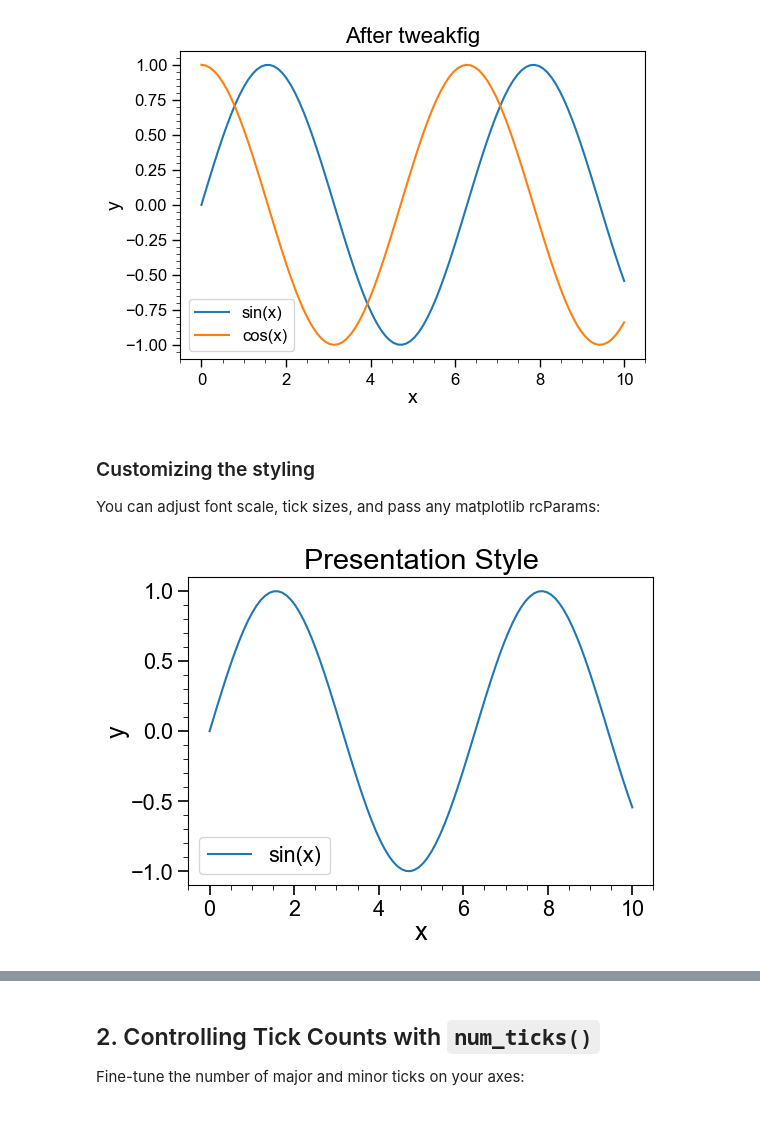
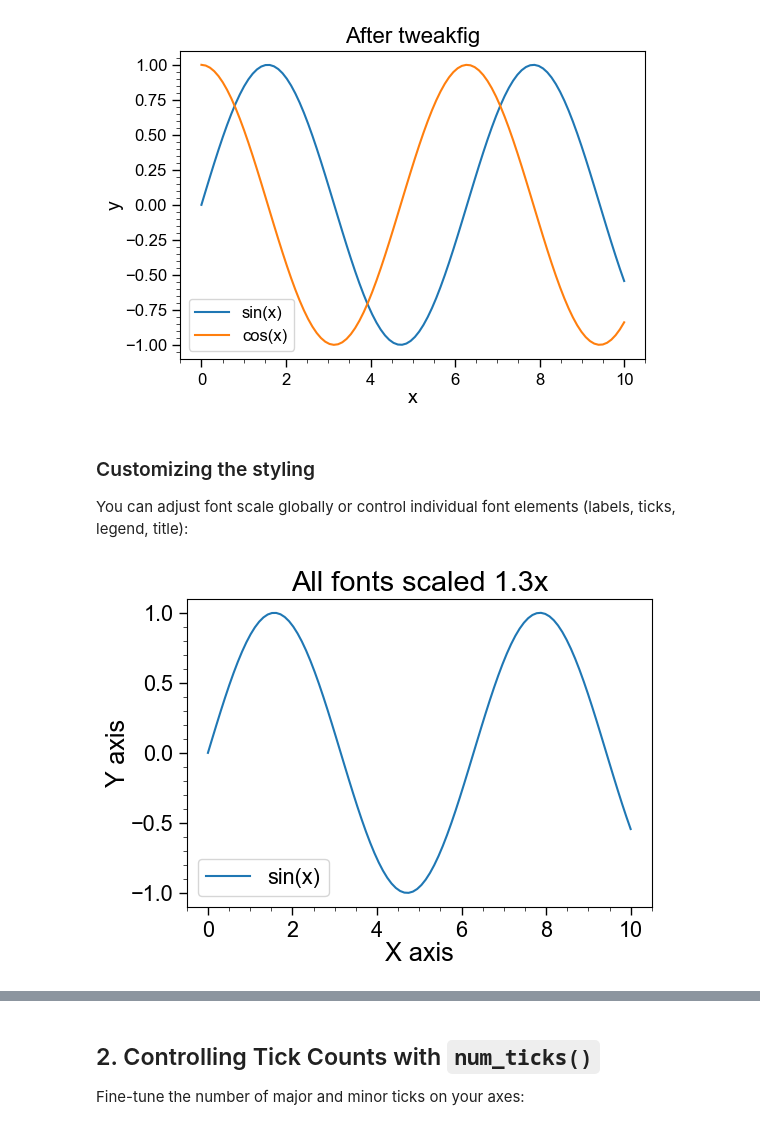
Before and after one commit to amplipy/tweakfig, a Jupyter notebook: examples/usage_examples.ipynb, the cells around one changed output, grey strips where cells are left out. Cells and saved outputs as stored; diff of their text form; code cells hidden in the pictures.

```diff
--- a/examples/usage_examples.ipynb
+++ b/examples/usage_examples.ipynb
@@ -67,21 +60,17 @@ plt.show()
 # %% [markdown]
 ### Customizing the styling
 
-You can adjust font scale, tick sizes, and pass any matplotlib rcParams:
+You can adjust font scale globally or control individual font elements (labels, ticks, legend, title):
 # %%
-# Larger fonts for presentations
-tfp.Pretty(
-    fig_font_scale=1.3,      # 30% larger fonts
-    major_tick_size=1.2,     # Thicker major ticks
-    minor_tick_size=0.6,     # Thicker minor ticks
-)
+# Example 1: Scale all fonts uniformly (like before)
+tfp.Pretty(font_scale=1.3)
 
 fig, ax = plt.subplots(figsize=(6, 4))
 ax.plot(x, np.sin(x), label='sin(x)')
-ax.set_xlabel('x')
-ax.set_ylabel('y')
-ax.set_title('Presentation Style')
+ax.set_xlabel('X axis')
+ax.set_ylabel('Y axis')
+ax.set_title('All fonts scaled 1.3x')
 ax.legend()
 plt.show()
 # %% [output]
-[figure, old version]
+[figure, new version]
```
Also changed, not shown: parts of 14 cells of this notebook, 7 other files.
